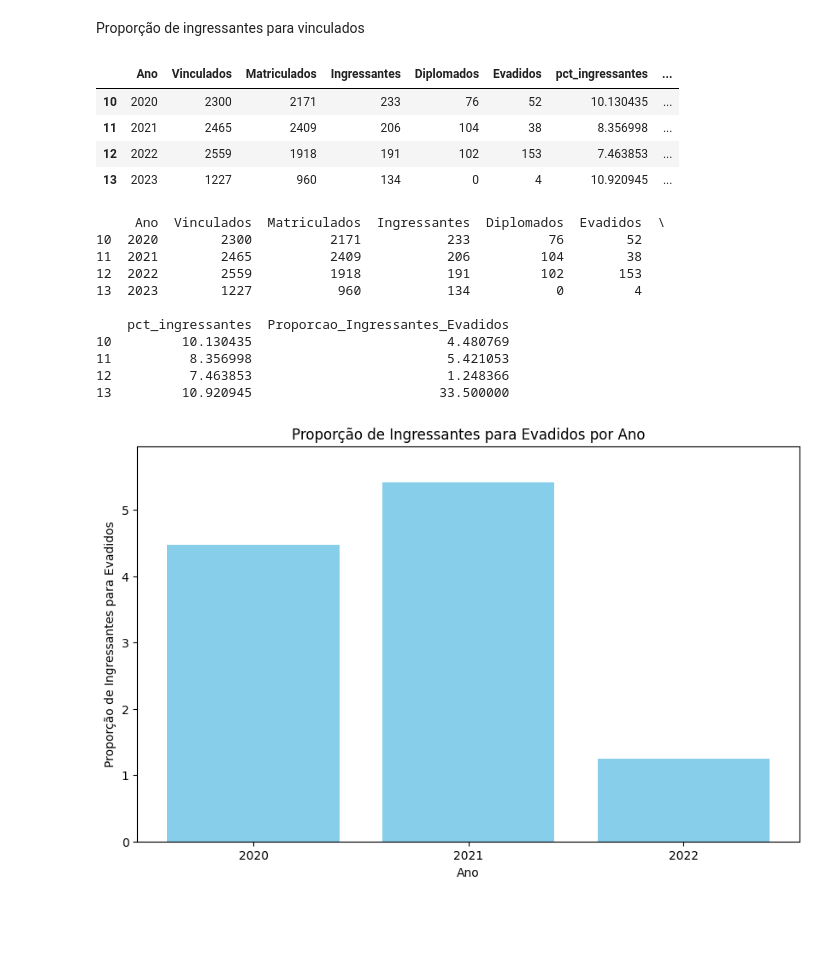
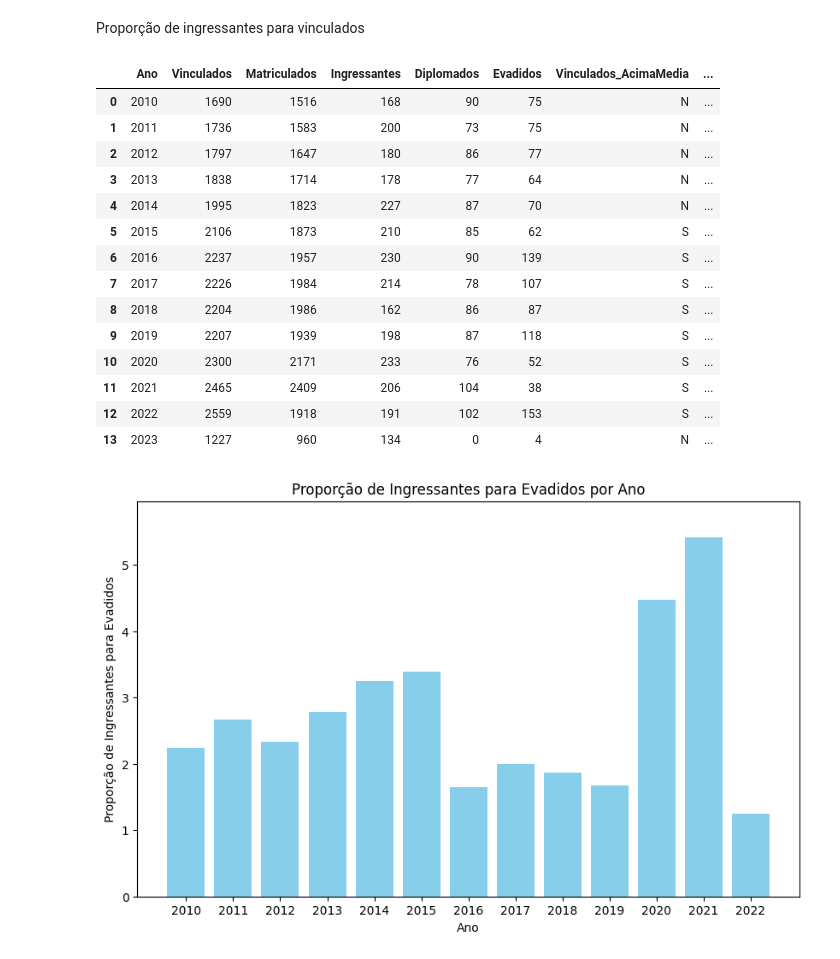
Before and after one commit to psicosleazy-dev/tcc, a Jupyter notebook: start_notebook.ipynb, the cells around one changed output. Drawn from its saved outputs; the diff is of its cells as text; code cells hidden in the pictures; blank space fills up the shorter version.

```diff
--- a/start_notebook.ipynb
+++ b/start_notebook.ipynb
@@ -896,0 +883,11 @@ plt.show()
+# %%
+# Preparar dados para gráfico de barras empilhadas
+df_stack = dens_por_ano_f.set_index('Ano')[['Vinculados', 'Matriculados', 'Ingressantes', 'Diplomados', 'Evadidos']]
+
+# Plotar gráfico de barras empilhadas
+df_stack.plot(kind='bar', stacked=True, figsize=(12, 7))
+plt.xlabel('Ano')
+plt.ylabel('Número de Alunos')
+plt.title('Número de Alunos por Ano (Empilhado)')
+plt.legend(title='Métrica')
+plt.show()
@@ -896,0 +896,6 @@ plt.show()
+# %%
+# Plotar heatmap
+plt.figure(figsize=(10, 8))
+sns.heatmap(dens_por_ano_f.set_index('Ano')[['Vinculados', 'Matriculados', 'Ingressantes', 'Diplomados', 'Evadidos']], annot=True, cmap='YlGnBu')
+plt.title('Heatmap das Métricas por Ano')
+plt.show()
@@ -1066,45 +1073,47 @@ O p-value obtido no teste t de Student, este valor indica a significância estat
 # %% [markdown]
 Proporção de ingressantes para vinculados
 # %%
+# Suponha que df_filtrado_anos já esteja definido anteriormente
+# Fazer uma cópia do DataFrame para evitar SettingWithCopyWarning
+
+df_copy = dens_por_ano_f.copy()
+
 # Calcular a proporção de Ingressantes para Evadidos
-# Usar .loc para adicionar a nova coluna
-display(df_filtrado_anos)
-df_filtrado_anos.loc[:, 'Proporcao_Ingressantes_Evadidos'] = df_filtrado_anos.apply(
+df_copy['Proporcao_Ingressantes_Evadidos'] = df_copy.apply(
     lambda row: row['Ingressantes'] / row['Evadidos'] if row['Evadidos'] != 0 else None,
     axis=1
 )
 
 # Exibir o DataFrame atualizado
-print(df_filtrado_anos)
+display(df_copy)
 # %% [output]
-|  | Ano | Vinculados | Matriculados | Ingressantes | Diplomados | Evadidos | pct_ingressantes | ... |
-| 10 | 2020 | 2300 | 2171 | 233 | 76 | 52 | 10.130435 | ... |
-| 11 | 2021 | 2465 | 2409 | 206 | 104 | 38 | 8.356998 | ... |
-| 12 | 2022 | 2559 | 1918 | 191 | 102 | 153 | 7.463853 | ... |
-| 13 | 2023 | 1227 | 960 | 134 | 0 | 4 | 10.920945 | ... |
+|  | Ano | Vinculados | Matriculados | Ingressantes | Diplomados | Evadidos | Vinculados_AcimaMedia | ... |
+| 0 | 2010 | 1690 | 1516 | 168 | 90 | 75 | N | ... |
+| 1 | 2011 | 1736 | 1583 | 200 | 73 | 75 | N | ... |
+| 2 | 2012 | 1797 | 1647 | 180 | 86 | 77 | N | ... |
+| 3 | 2013 | 1838 | 1714 | 178 | 77 | 64 | N | ... |
+| 4 | 2014 | 1995 | 1823 | 227 | 87 | 70 | N | ... |
+| 5 | 2015 | 2106 | 1873 | 210 | 85 | 62 | S | ... |
+| 6 | 2016 | 2237 | 1957 | 230 | 90 | 139 | S | ... |
+| 7 | 2017 | 2226 | 1984 | 214 | 78 | 107 | S | ... |
+| 8 | 2018 | 2204 | 1986 | 162 | 86 | 87 | S | ... |
+| 9 | 2019 | 2207 | 1939 | 198 | 87 | 118 | S | ... |
+| 10 | 2020 | 2300 | 2171 | 233 | 76 | 52 | S | ... |
+| 11 | 2021 | 2465 | 2409 | 206 | 104 | 38 | S | ... |
+| 12 | 2022 | 2559 | 1918 | 191 | 102 | 153 | S | ... |
+| 13 | 2023 | 1227 | 960 | 134 | 0 | 4 | N | ... |
-     Ano  Vinculados  Matriculados  Ingressantes  Diplomados  Evadidos  \
-10  2020        2300          2171           233          76        52
-11  2021        2465          2409           206         104        38
-12  2022        2559          1918           191         102       153
-13  2023        1227           960           134           0         4
-
-    pct_ingressantes  Proporcao_Ingressantes_Evadidos
-10         10.130435                         4.480769
-11          8.356998                         5.421053
-12          7.463853                         1.248366
-13         10.920945                        33.500000
 # %%
 # Criar um gráfico de barras para a coluna 'Ano' e 'Proporcao_Ingressantes_Evadidos'
-df_filtrado_anos = df_filtrado_anos[df_filtrado_anos['Ano'] != 2023]
+df_copy = df_copy[df_copy['Ano'] != 2023]
 plt.figure(figsize=(10, 6))
-plt.bar(df_filtrado_anos['Ano'], df_filtrado_anos['Proporcao_Ingressantes_Evadidos'], color='skyblue')
+plt.bar(df_copy['Ano'], df_copy['Proporcao_Ingressantes_Evadidos'], color='skyblue')
 plt.xlabel('Ano')
 plt.ylabel('Proporção de Ingressantes para Evadidos')
 plt.title('Proporção de Ingressantes para Evadidos por Ano')
-plt.xticks(df_filtrado_anos['Ano'])  # Definir os rótulos do eixo x para serem os anos
-plt.ylim(0, max(df_filtrado_anos['Proporcao_Ingressantes_Evadidos']) * 1.1)  # Ajustar o limite do eixo y
+plt.xticks(df_copy['Ano'])  # Definir os rótulos do eixo x para serem os anos
+plt.ylim(0, max(df_copy['Proporcao_Ingressantes_Evadidos']) * 1.1)  # Ajustar o limite do eixo y
 
 # Exibir o gráfico
 plt.show()
 # %% [output]
-[figure, old version]
+[figure, new version]
```
Also changed, not shown: parts of 8 cells of this notebook.
